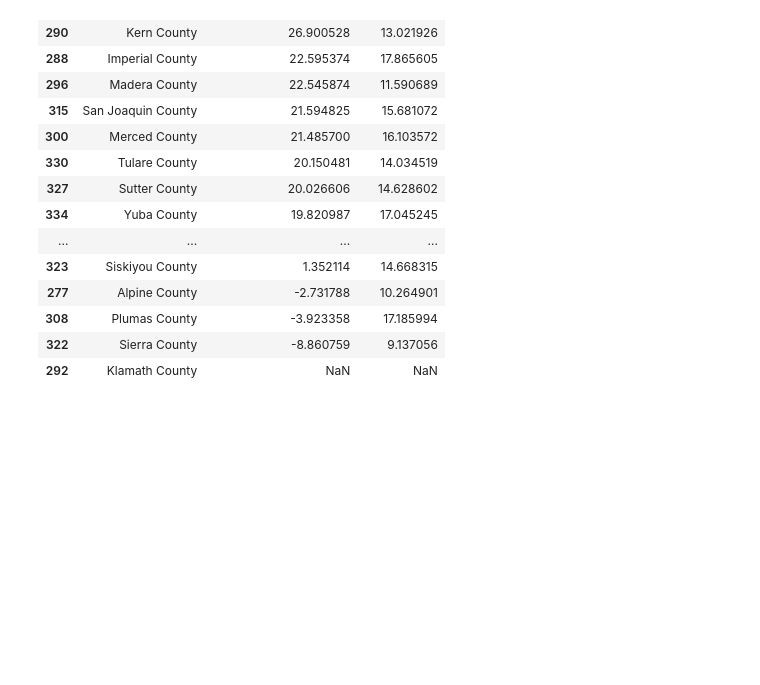
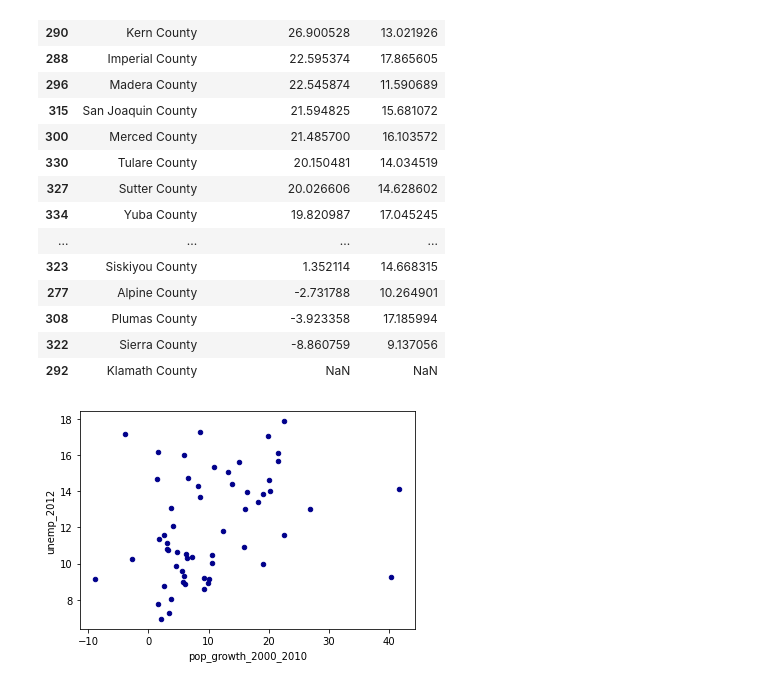
Before and after one commit to calvarez55/SOC131_fall2021, a Jupyter notebook: pop_growth_unemp_cali_counties.ipynb, the cells around one changed output. Saved outputs shown, nothing was run; the diff lists cells and outputs as text; code cells hidden in the pictures; blank space fills up the shorter version.

```diff
--- a/pop_growth_unemp_cali_counties.ipynb
+++ b/pop_growth_unemp_cali_counties.ipynb
@@ -133,3 +145,7 @@ df_ca_0010
 | 308 | Plumas County | -3.923358 | 17.185994 |
 | 322 | Sierra County | -8.860759 | 9.137056 |
 | 292 | Klamath County | NaN | NaN |
+# %%
+plot_2000_2010 = df_ca_0010.plot.scatter(x='pop_growth_2000_2010', y='unemp_2012', c='DarkBlue')
+# %% [output]
+[figure, added]
```
Also changed, not shown: parts of 3 cells of this notebook.
